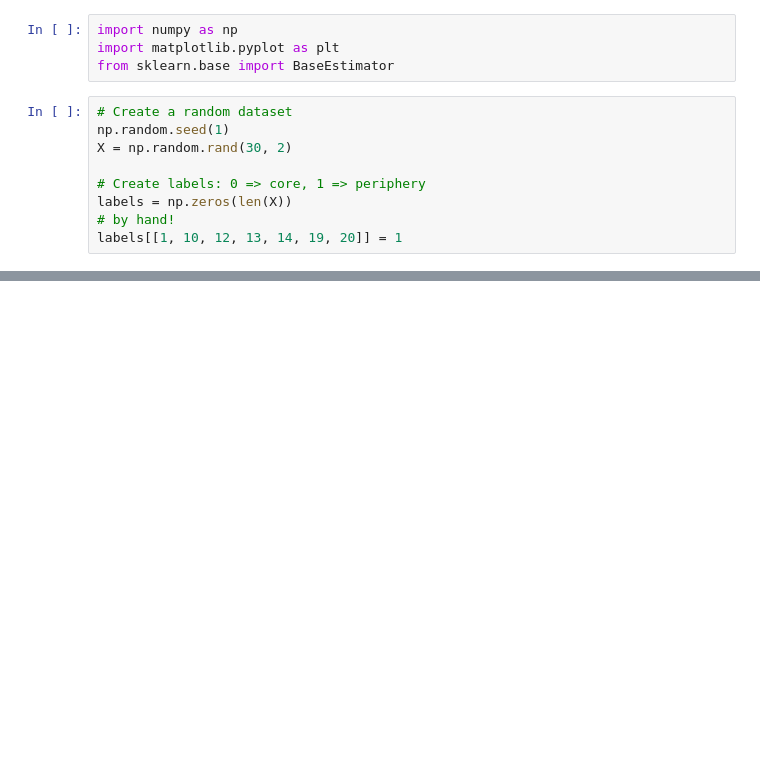
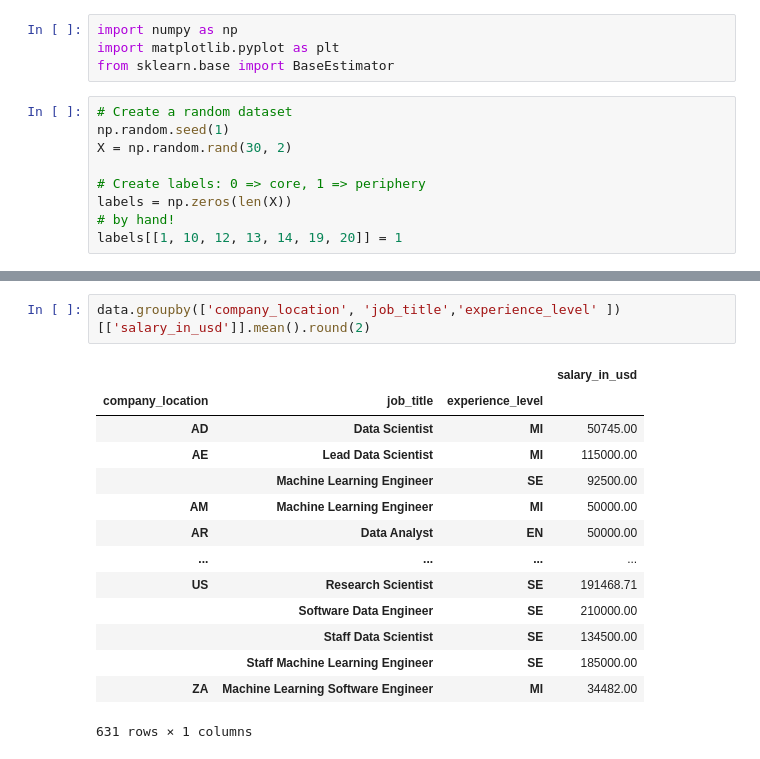
Before and after one commit to RafaelNovais/MasterAI, a Jupyter notebook: Assignment_2_Periphery.ipynb, the cells around one changed output, grey strips where cells are left out. Drawn from its saved outputs; the diff is of its cells as text; blank space fills up the shorter version.

```diff
--- a/Assignment_2_Periphery.ipynb
+++ b/Assignment_2_Periphery.ipynb
@@ -80,0 +111,17 @@ plt.show()
+# %%
+data.groupby(['company_location', 'job_title','experience_level' ])[['salary_in_usd']].mean().round(2)
+# %% [output]
+|  |  |  | salary_in_usd |
+| company_location | job_title | experience_level |  |
+| AD | Data Scientist | MI | 50745.00 |
+| AE | Lead Data Scientist | MI | 115000.00 |
+|  | Machine Learning Engineer | SE | 92500.00 |
+| AM | Machine Learning Engineer | MI | 50000.00 |
+| AR | Data Analyst | EN | 50000.00 |
+| ... | ... | ... | ... |
+| US | Research Scientist | SE | 191468.71 |
+|  | Software Data Engineer | SE | 210000.00 |
+|  | Staff Data Scientist | SE | 134500.00 |
+|  | Staff Machine Learning Engineer | SE | 185000.00 |
+| ZA | Machine Learning Software Engineer | MI | 34482.00 |
+631 rows × 1 columns
```
Also changed, not shown: parts of 4 cells of this notebook.
